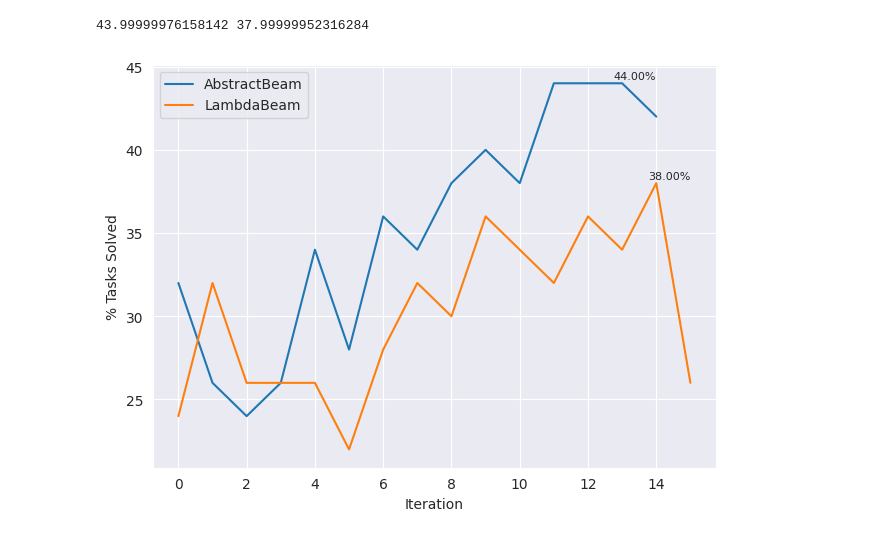
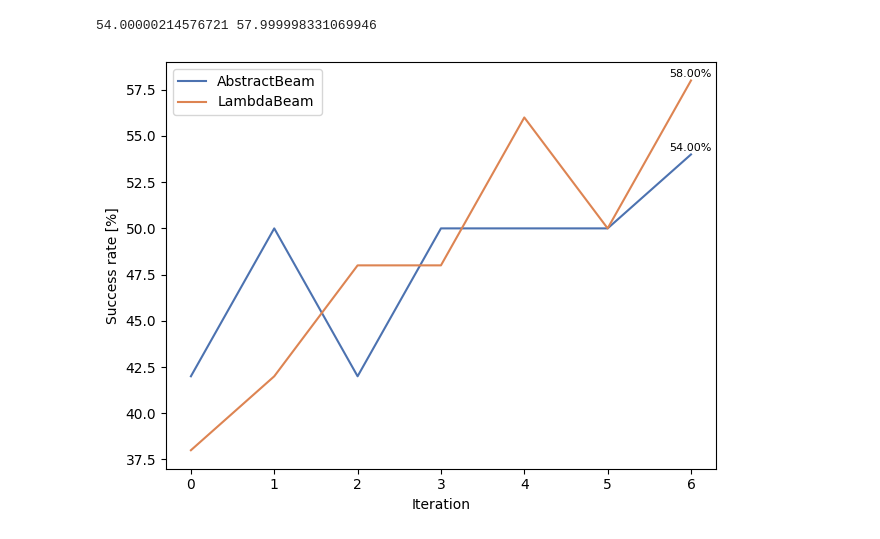
Before and after one commit to jzenkner/AbstractBeam, a Jupyter notebook: docs/results.ipynb, the cells around one changed output. Cells and saved outputs as stored; diff of their text form; code cells hidden in the pictures.

```diff
--- a/docs/results.ipynb
+++ b/docs/results.ipynb
@@ -7,10 +7,11 @@ import os
 import json
 import numpy as np
 import pickle
-from pingouin import ttest
+from pingouin import ttest, anova, kruskal, rm_anova, ancova
 import tikzplotlib as tikz
 
 from tensorboard.backend.event_processing.event_accumulator import EventAccumulator
 import matplotlib.pyplot as plt
 import seaborn as sns
+sns.set_style()
 # %%
@@ -47,45 +56,47 @@ len(solutions) / len(results["results"]) * 100
 # %%
-path_dict = {"dws-07": ["events.out.tfevents.1714053475.dws-07.3890530.0", "events.out.tfevents.1714032509.dws-07.3771435.0"],
-             "dws-08": ["events.out.tfevents.1714457794.dws-08.391667.0"],
-             "dws-16": ["events.out.tfevents.1714468183.dws-16.15788.0"],
-             "dws-17": ["events.out.tfevents.1714468132.dws-17.15830.0"],
-             "dws-06": ["events.out.tfevents.1713428257.dws-06.1874500.0", "events.out.tfevents.1713532162.dws-06.528186.0"],
-             "dws-06-2": [""]}
+path_dict = {"abstractbeam fold 1": ["events.out.tfevents.1714053475.dws-07.3890530.0", "events.out.tfevents.1714032509.dws-07.3771435.0"],
+             "abstractbeam fold 2": ["events.out.tfevents.1714457794.dws-08.391667.0"],
+             "lambdabeam fold 1 og": ["events.out.tfevents.1714976185.dws-04.1910039.0"],
+             "abstractbeam fold 1 og": ["events.out.tfevents.1714975955.dws-08.865485.0"],
+             "lambdabeam fold 1": ["events.out.tfevents.1713428257.dws-06.1874500.0", "events.out.tfevents.1713532162.dws-06.528186.0"],
+             "lambdabeam fold 2": ["events.out.tfevents.1714628885.dws-06.876364.0"]}
 # Path to your event file or directory
-ab_file = f'../neurips/abstractbeam/models/logs/'
+ab_file = f'../neurips/abstractbeam/models2/logs/'
 scalars_AB, times = [], []
-for file in path_dict["dws-07"]:
+for file in path_dict["abstractbeam fold 2"]:
     # Initialize an event accumulator
     event_AB = EventAccumulator(ab_file + file)
     event_AB.Reload()
     scalars = event_AB.Scalars('eval/succ')
     times += [ele.wall_time for ele in scalars]
     scalars_AB += [ele.value for ele in scalars]
 
 inds = np.argsort(times)
 scalars_AB = np.array(scalars_AB)[inds]
 
-lb_file = parent_path + f'lambdabeam/models/logs/'
+lb_file = parent_path + f'lambdabeam/models2/logs/'
 scalars_LB, times = [], []
-for file in path_dict["dws-06"]:
+for file in path_dict["lambdabeam fold 2"]:
     # Initialize an event accumulator
     event_LB = EventAccumulator(lb_file + file)
     event_LB.Reload()
     scalars = event_LB.Scalars('eval/succ')
     times += [ele.wall_time for ele in scalars]
     scalars_LB += [ele.value for ele in scalars]
+
+max_len = max(len(scalars_AB), len(scalars_LB))
 fig, ax = plt.subplots()
-df = pd.DataFrame.from_dict({"AbstractBeam": np.array(list(scalars_AB) + [np.nan] * (16 - len(scalars_AB))) * 100, "LambdaBeam": np.array(list(scalars_LB) + [np.nan] * (16 - len(scalars_LB))) * 100})
+df = pd.DataFrame.from_dict({"AbstractBeam": np.array(list(scalars_AB) + [np.nan] * (max_len - len(scalars_AB))) * 100, "LambdaBeam": np.array(list(scalars_LB) + [np.nan] * (max_len - len(scalars_LB))) * 100})
 sns.lineplot(df, x=np.arange(len(df)), y=df["AbstractBeam"], label="AbstractBeam")
-ax.text(len(scalars_AB) - 1, max(df["AbstractBeam"])+0.1, f'{max(df["AbstractBeam"]):.2f}%', ha='right', va='bottom', fontsize=8)
+ax.text(len(scalars_AB) - 0.75, max(df["AbstractBeam"])+0.1, f'{max(df["AbstractBeam"]):.2f}%', ha='right', va='bottom', fontsize=8)
 sns.lineplot(df, x=np.arange(len(df)), y=df["LambdaBeam"], label="LambdaBeam")
-ax.text(len(scalars_LB) - 1, max(df["LambdaBeam"])+0.1, f'{max(df["LambdaBeam"]):.2f}%', ha='right', va='bottom', fontsize=8)
-ax.set_ylabel("% Tasks Solved")
+ax.text(len(scalars_LB) - 0.75, max(df["LambdaBeam"])+0.1, f'{max(df["LambdaBeam"]):.2f}%', ha='right', va='bottom', fontsize=8)
+ax.set_ylabel("Success rate [%]")
 ax.set_xlabel("Iteration")
 # fig.legend()
 fig.tight_layout()
-# save_plot(plot_path + "performance_iteration", plt.gcf())
+# save_plot(plot_path, "performance_iteration_fold1_og", plt.gcf())
 print(max(df["AbstractBeam"]), max(df["LambdaBeam"]))
 # %% [output]
-43.99999976158142 37.99999952316284
+54.00000214576721 57.999998331069946
-[figure, old version]
+[figure, new version]
```
Also changed, not shown: parts of 22 cells of this notebook, 8 other files.
